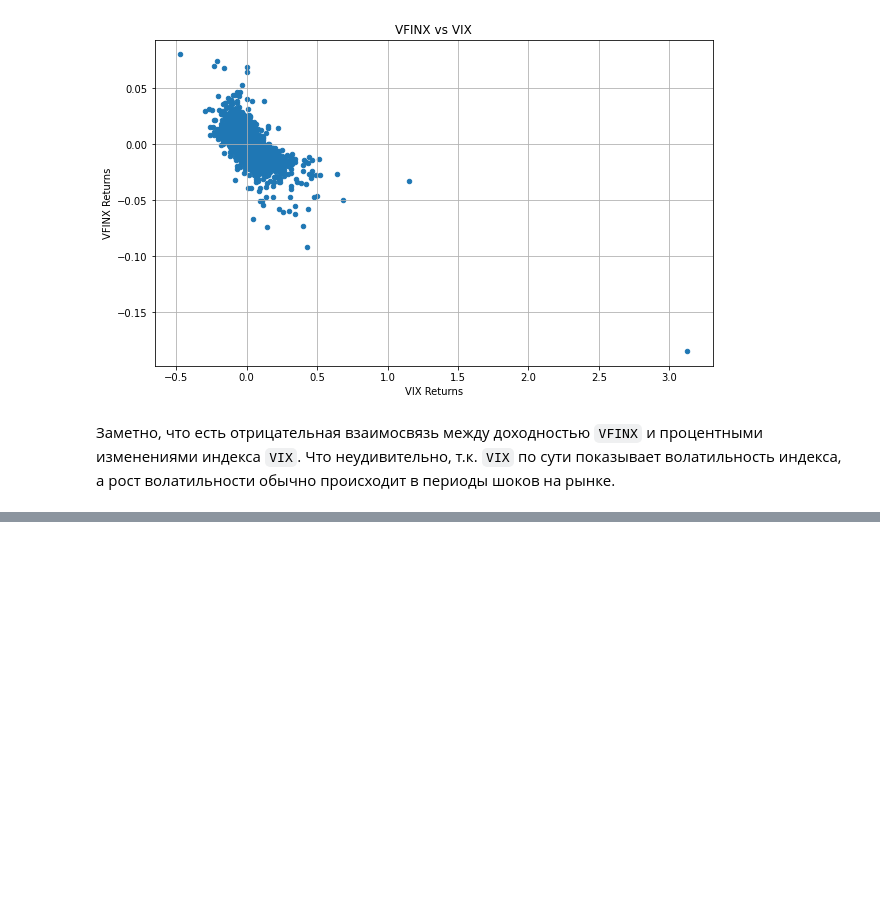
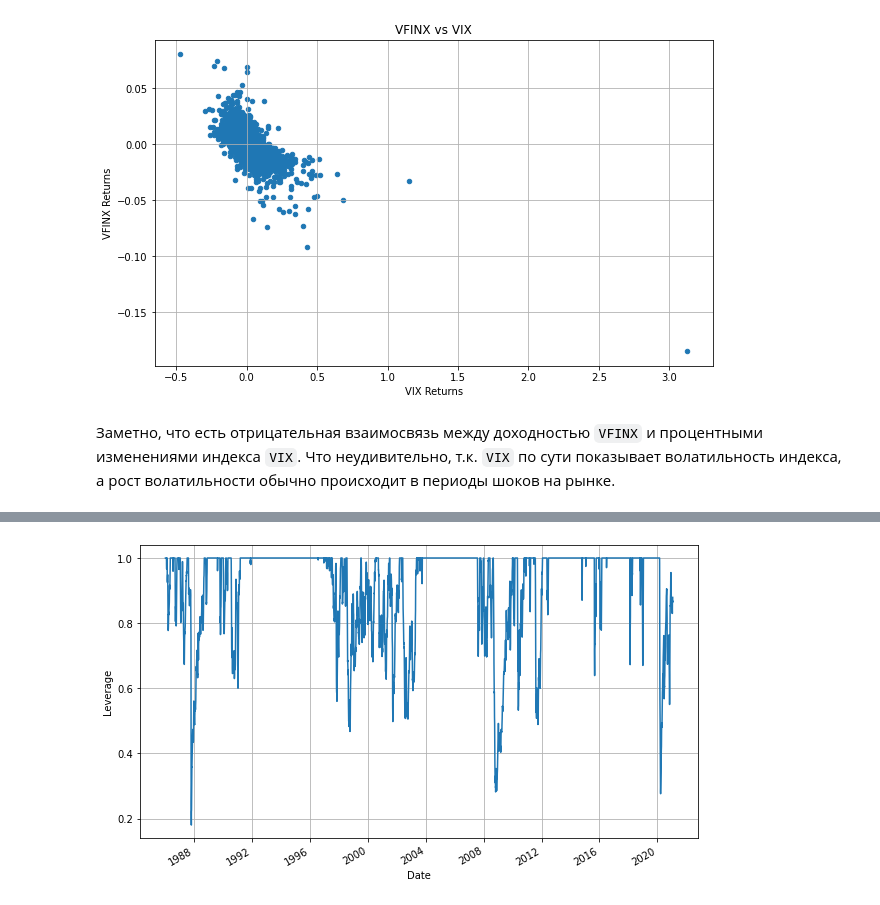
Before and after one commit to eura17/ff-case, a Jupyter notebook: task-1.ipynb, the cells around one changed output, grey strips where cells are left out. Cells and saved outputs as stored; diff of their text form; code cells hidden in the pictures; blank space fills up the shorter version.

```diff
--- a/task-1.ipynb
+++ b/task-1.ipynb
@@ -186,0 +236,9 @@ summary = pqr.metrics.Dashboard([table, fig])
+# %%
+portfolio.holdings["VFINX"].plot(
+    figsize=(10, 6),
+    xlabel="Date",
+    ylabel="Leverage",
+    grid=True,
+);
+# %% [output]
+[figure, added]
```
Also changed, not shown: parts of 25 cells of this notebook, 2 other files.
